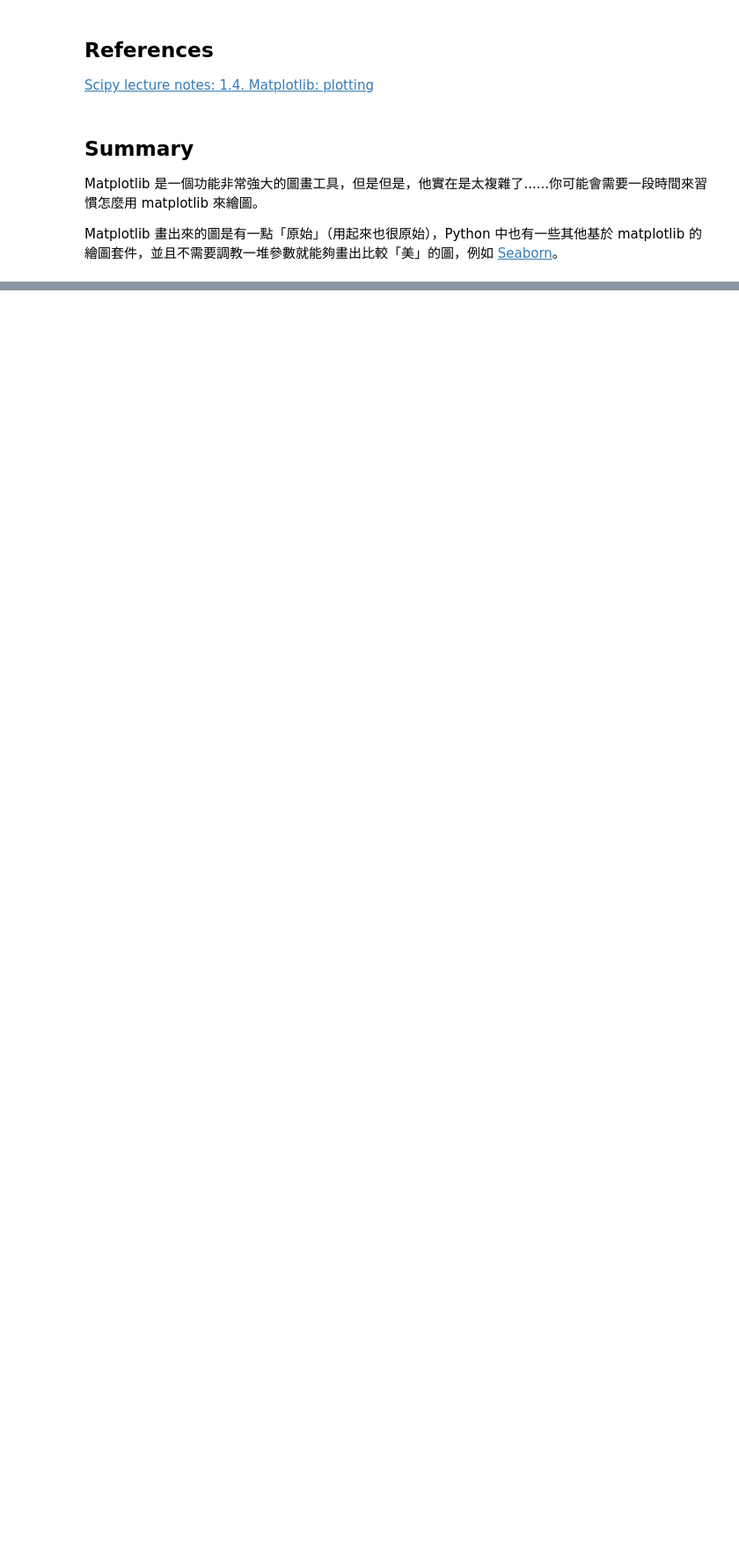
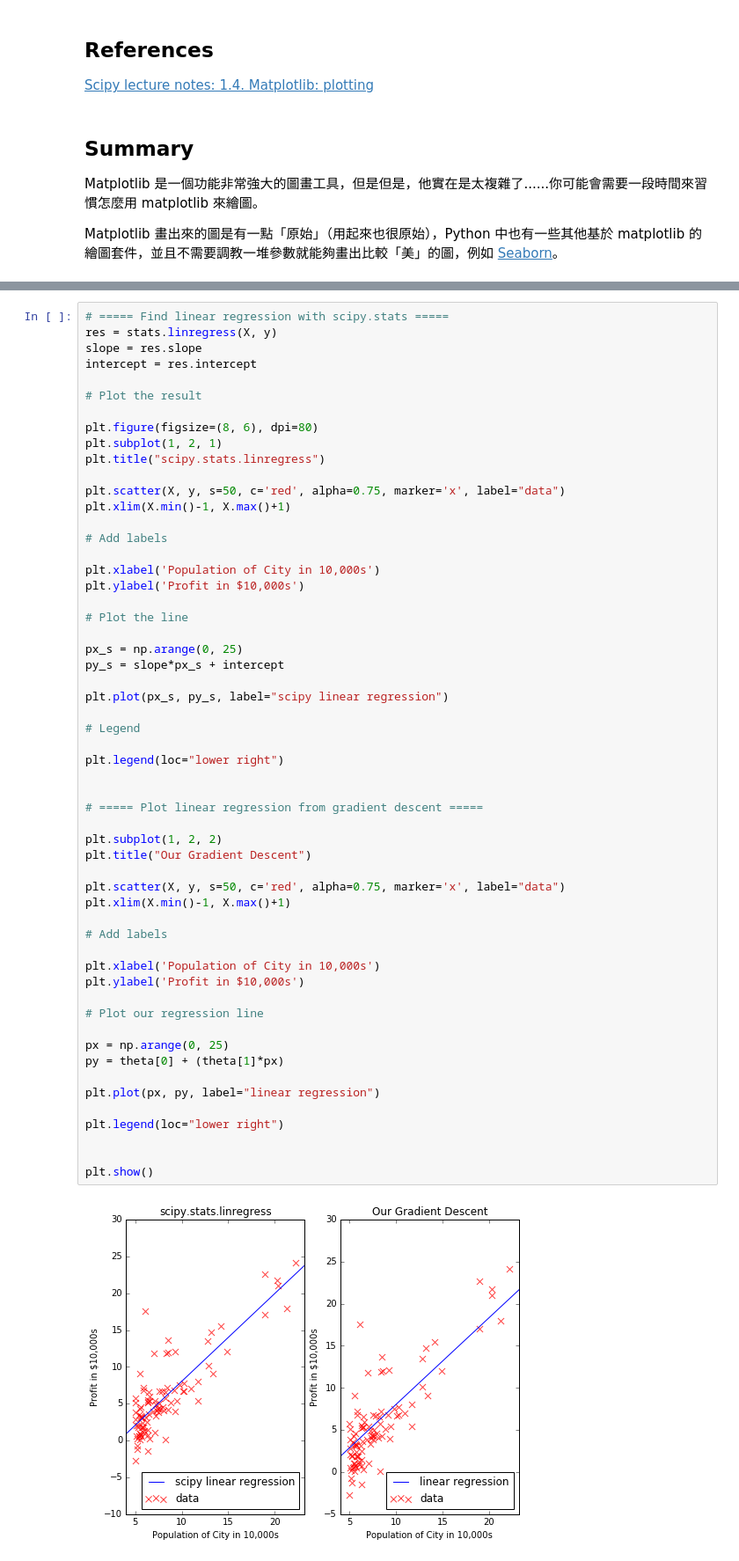
Before and after one commit to rickchung/My-Python-Learning-Material-2016, a Jupyter notebook: module5_scipy_numpy/reading/module5_scientific_python.ipynb, the cells around one changed output, grey strips where cells are left out. Shown at 88% size. Saved outputs shown, nothing was run; the diff lists cells and outputs as text; blank space fills up the shorter version.

```diff
--- a/module5_scipy_numpy/reading/module5_scientific_python.ipynb
+++ b/module5_scipy_numpy/reading/module5_scientific_python.ipynb
@@ -1079 +1186,59 @@ Scipy 簡單來說是一個「能夠處理許多領域、不同面向科學運
+# %%
+# ===== Find linear regression with scipy.stats =====
+res = stats.linregress(X, y)
+slope = res.slope
+intercept = res.intercept
+
+# Plot the result
+
+plt.figure(figsize=(8, 6), dpi=80)
+plt.subplot(1, 2, 1)
+plt.title("scipy.stats.linregress")
+
+plt.scatter(X, y, s=50, c='red', alpha=0.75, marker='x', label="data")
+plt.xlim(X.min()-1, X.max()+1)
+
+# Add labels
+
+plt.xlabel('Population of City in 10,000s')
+plt.ylabel('Profit in $10,000s')
+
+# Plot the line
+
+px_s = np.arange(0, 25)
+py_s = slope*px_s + intercept
+
+plt.plot(px_s, py_s, label="scipy linear regression")
+
+# Legend
+
+plt.legend(loc="lower right")
+
+
+# ===== Plot linear regression from gradient descent =====
+
+plt.subplot(1, 2, 2)
+plt.title("Our Gradient Descent")
+
+plt.scatter(X, y, s=50, c='red', alpha=0.75, marker='x', label="data")
+plt.xlim(X.min()-1, X.max()+1)
+
+# Add labels
+
+plt.xlabel('Population of City in 10,000s')
+plt.ylabel('Profit in $10,000s')
+
+# Plot our regression line
+
+px = np.arange(0, 25)
+py = theta[0] + (theta[1]*px)
+
+plt.plot(px, py, label="linear regression")
+
+plt.legend(loc="lower right")
+
+
+plt.show()
+# %% [output]
+[figure, added]
 # %% [markdown]
```
Also changed, not shown: parts of 12 cells of this notebook, 1 other file.
